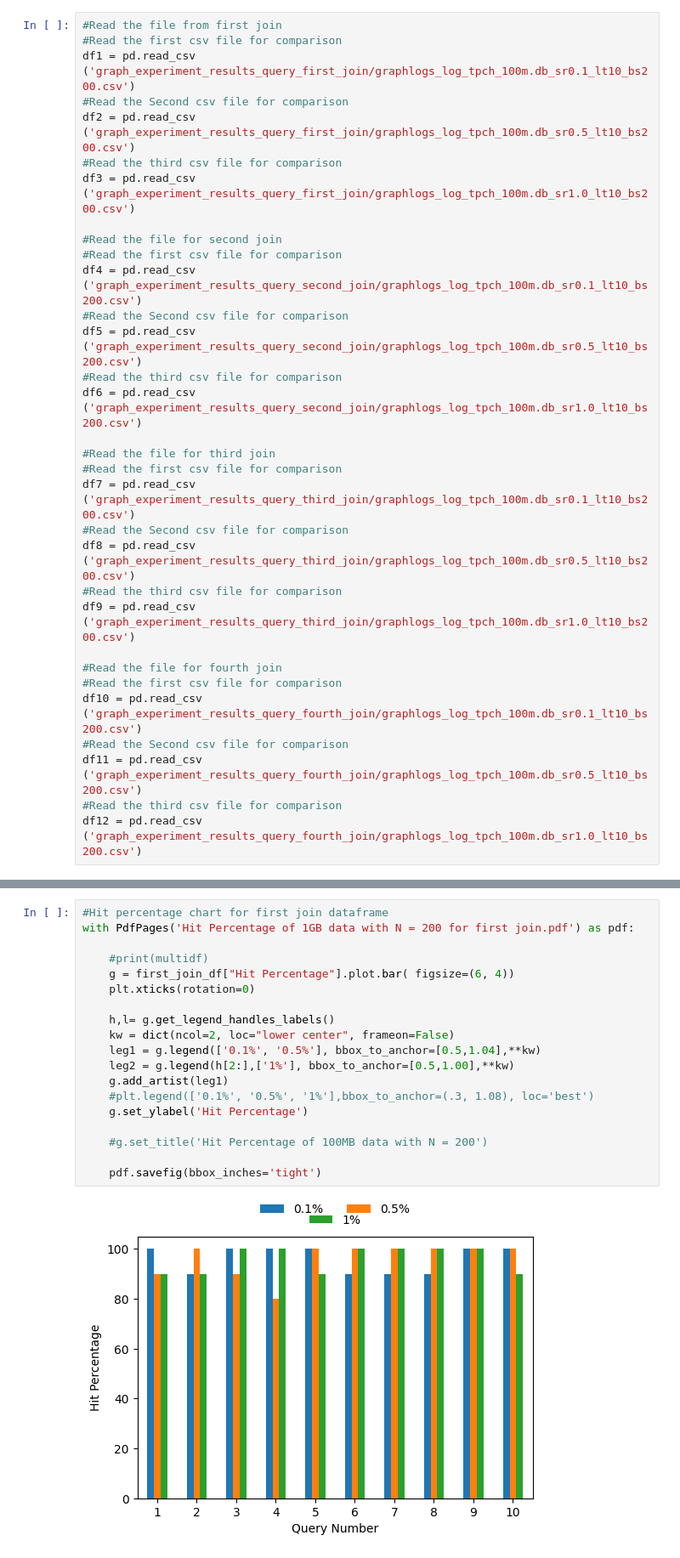
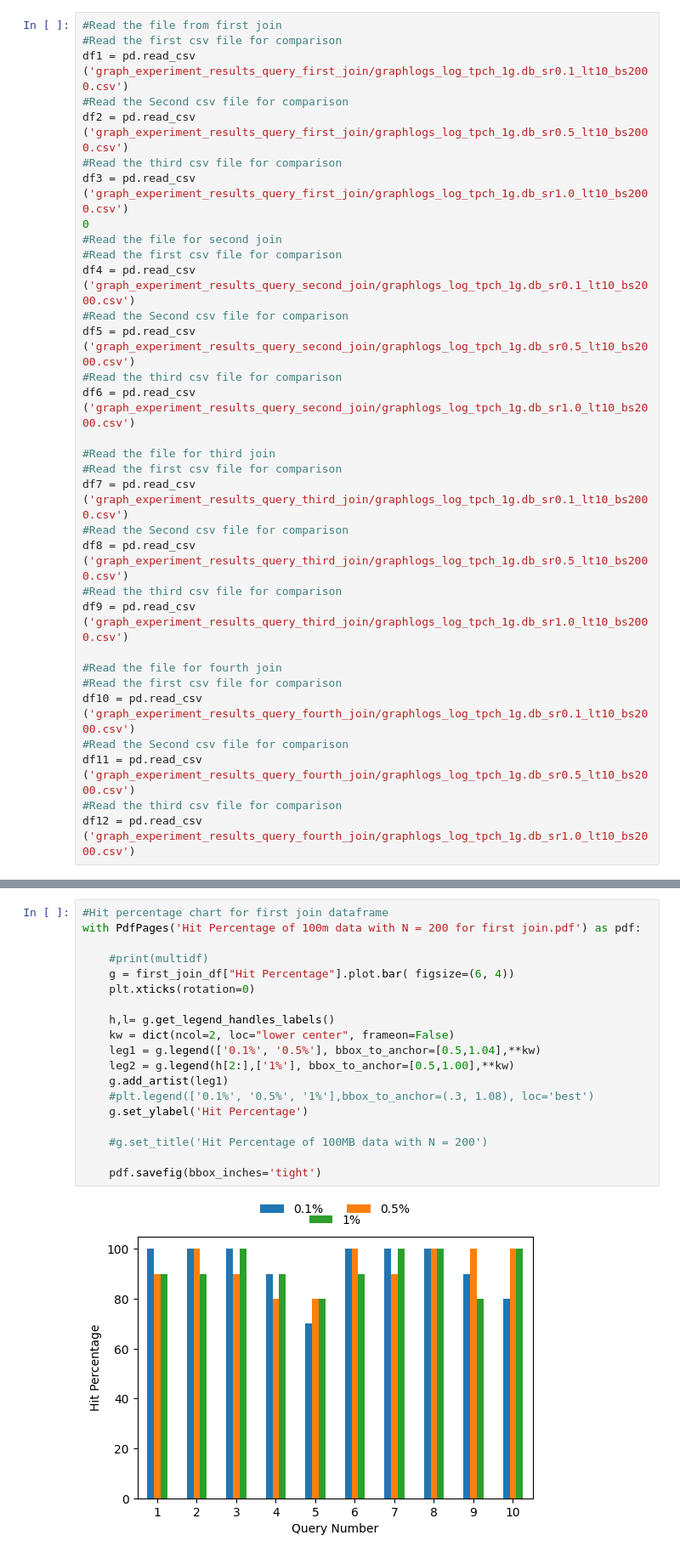
Before and after one commit to smaharjan02/bootstrapCS2, a Jupyter notebook: src/graph_experiments/graphdraw.ipynb, the cells around one changed output, grey strips where cells are left out. Shown: that part at 85% size. Cells and saved outputs as stored; diff of their text form.

Commit message:
Bootstrap_charts

```diff
--- a/src/graph_experiments/graphdraw.ipynb
+++ b/src/graph_experiments/graphdraw.ipynb
@@ -7,32 +8,32 @@ import seaborn as sns
 # %%
 #Read the file from first join
 #Read the first csv file for comparison
-df1 = pd.read_csv ('graph_experiment_results_query_first_join/graphlogs_log_tpch_100m.db_sr0.1_lt10_bs200.csv')
+df1 = pd.read_csv ('graph_experiment_results_query_first_join/graphlogs_log_tpch_1g.db_sr0.1_lt10_bs2000.csv')
 #Read the Second csv file for comparison
-df2 = pd.read_csv ('graph_experiment_results_query_first_join/graphlogs_log_tpch_100m.db_sr0.5_lt10_bs200.csv')
+df2 = pd.read_csv ('graph_experiment_results_query_first_join/graphlogs_log_tpch_1g.db_sr0.5_lt10_bs2000.csv')
 #Read the third csv file for comparison
-df3 = pd.read_csv ('graph_experiment_results_query_first_join/graphlogs_log_tpch_100m.db_sr1.0_lt10_bs200.csv')
-
+df3 = pd.read_csv ('graph_experiment_results_query_first_join/graphlogs_log_tpch_1g.db_sr1.0_lt10_bs2000.csv')
+0
 #Read the file for second join
 #Read the first csv file for comparison
-df4 = pd.read_csv ('graph_experiment_results_query_second_join/graphlogs_log_tpch_100m.db_sr0.1_lt10_bs200.csv')
+df4 = pd.read_csv ('graph_experiment_results_query_second_join/graphlogs_log_tpch_1g.db_sr0.1_lt10_bs2000.csv')
 #Read the Second csv file for comparison
-df5 = pd.read_csv ('graph_experiment_results_query_second_join/graphlogs_log_tpch_100m.db_sr0.5_lt10_bs200.csv')
+df5 = pd.read_csv ('graph_experiment_results_query_second_join/graphlogs_log_tpch_1g.db_sr0.5_lt10_bs2000.csv')
 #Read the third csv file for comparison
-df6 = pd.read_csv ('graph_experiment_results_query_second_join/graphlogs_log_tpch_100m.db_sr1.0_lt10_bs200.csv')
+df6 = pd.read_csv ('graph_experiment_results_query_second_join/graphlogs_log_tpch_1g.db_sr1.0_lt10_bs2000.csv')
 
 #Read the file for third join
 #Read the first csv file for comparison
-df7 = pd.read_csv ('graph_experiment_results_query_third_join/graphlogs_log_tpch_100m.db_sr0.1_lt10_bs200.csv')
+df7 = pd.read_csv ('graph_experiment_results_query_third_join/graphlogs_log_tpch_1g.db_sr0.1_lt10_bs2000.csv')
 #Read the Second csv file for comparison
-df8 = pd.read_csv ('graph_experiment_results_query_third_join/graphlogs_log_tpch_100m.db_sr0.5_lt10_bs200.csv')
+df8 = pd.read_csv ('graph_experiment_results_query_third_join/graphlogs_log_tpch_1g.db_sr0.5_lt10_bs2000.csv')
 #Read the third csv file for comparison
-df9 = pd.read_csv ('graph_experiment_results_query_third_join/graphlogs_log_tpch_100m.db_sr1.0_lt10_bs200.csv')
+df9 = pd.read_csv ('graph_experiment_results_query_third_join/graphlogs_log_tpch_1g.db_sr1.0_lt10_bs2000.csv')
 
 #Read the file for fourth join
 #Read the first csv file for comparison
-df10 = pd.read_csv ('graph_experiment_results_query_fourth_join/graphlogs_log_tpch_100m.db_sr0.1_lt10_bs200.csv')
+df10 = pd.read_csv ('graph_experiment_results_query_fourth_join/graphlogs_log_tpch_1g.db_sr0.1_lt10_bs2000.csv')
 #Read the Second csv file for comparison
-df11 = pd.read_csv ('graph_experiment_results_query_fourth_join/graphlogs_log_tpch_100m.db_sr0.5_lt10_bs200.csv')
+df11 = pd.read_csv ('graph_experiment_results_query_fourth_join/graphlogs_log_tpch_1g.db_sr0.5_lt10_bs2000.csv')
 #Read the third csv file for comparison
-df12 = pd.read_csv ('graph_experiment_results_query_fourth_join/graphlogs_log_tpch_100m.db_sr1.0_lt10_bs200.csv')
+df12 = pd.read_csv ('graph_experiment_results_query_fourth_join/graphlogs_log_tpch_1g.db_sr1.0_lt10_bs2000.csv')
@@ -80,24 +81,24 @@ print(fourth_join_df.head())
 # %%
 #Hit percentage chart for first join dataframe
-with PdfPages('Hit Percentage of 1GB data with N = 200 for first join.pdf') as pdf:
+with PdfPages('Hit Percentage of 100m data with N = 200 for first join.pdf') as pdf:
 
     #print(multidf)
     g = first_join_df["Hit Percentage"].plot.bar( figsize=(6, 4))
     plt.xticks(rotation=0)
 
     h,l= g.get_legend_handles_labels()
     kw = dict(ncol=2, loc="lower center", frameon=False)
     leg1 = g.legend(['0.1%', '0.5%'], bbox_to_anchor=[0.5,1.04],**kw)
     leg2 = g.legend(h[2:],['1%'], bbox_to_anchor=[0.5,1.00],**kw)
     g.add_artist(leg1)
     #plt.legend(['0.1%', '0.5%', '1%'],bbox_to_anchor=(.3, 1.08), loc='best')
     g.set_ylabel('Hit Percentage')
 
     #g.set_title('Hit Percentage of 100MB data with N = 200')
 
     pdf.savefig(bbox_inches='tight')
 # %% [output]
-[figure, old version]
+[figure, new version]
 # %%
 # Bootstrap time taken chart for first join dataframe
 
```
Also changed, not shown: parts of 11 cells of this notebook, 24 other files.
